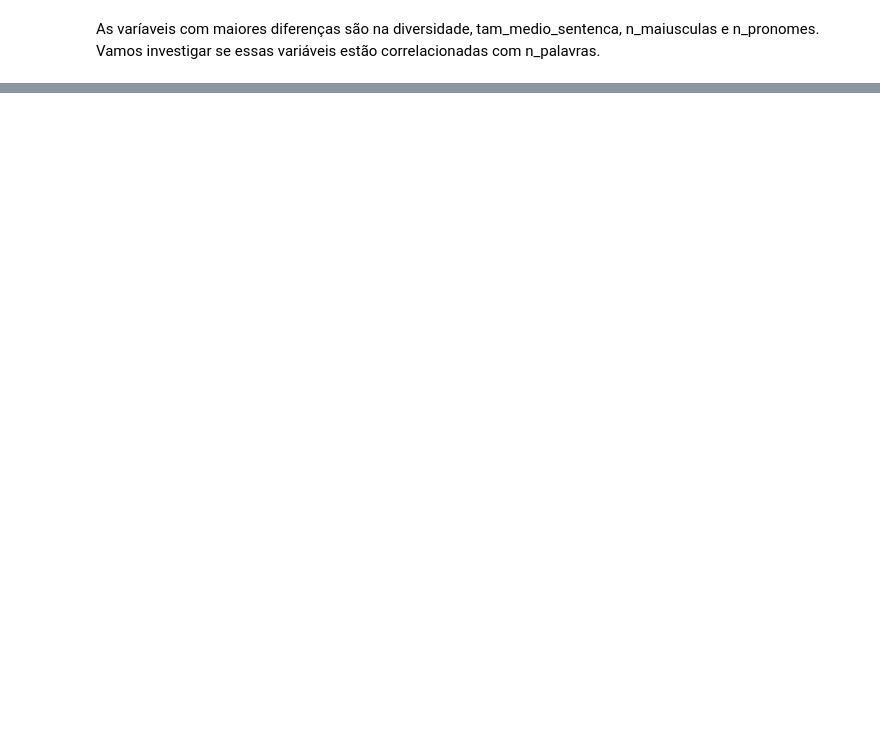
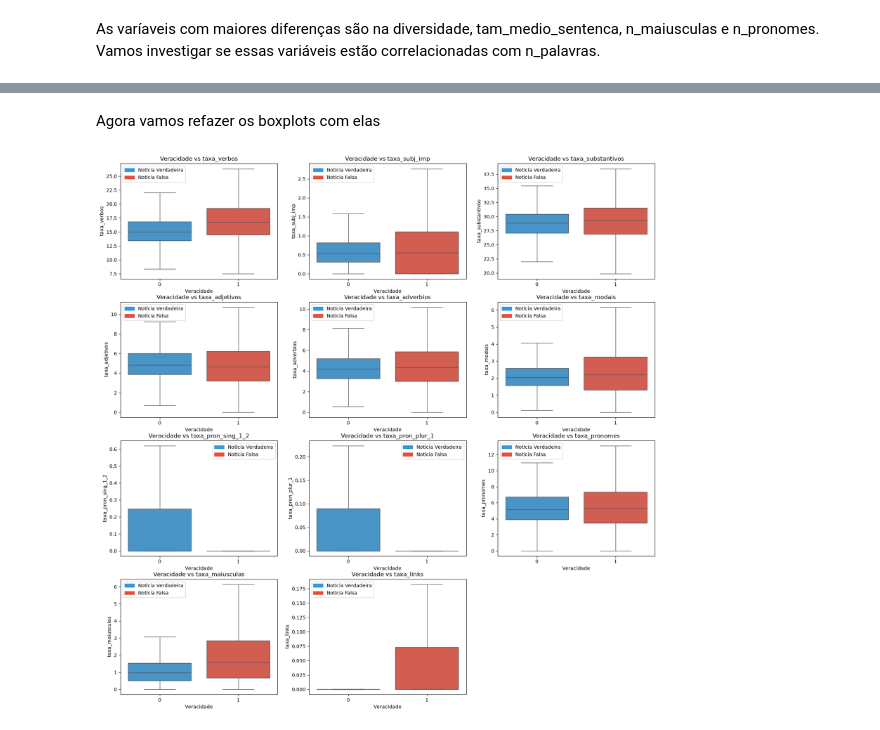
Before and after one commit to teto1034/fake-news-classifier, a Jupyter notebook: notebooks/02_analise_exploratoria_de_dados.ipynb, the cells around one changed output, grey strips where cells are left out. Saved outputs shown, nothing was run; the diff lists cells and outputs as text; code cells hidden in the pictures; blank space fills up the shorter version.

```diff
--- a/notebooks/02_analise_exploratoria_de_dados.ipynb
+++ b/notebooks/02_analise_exploratoria_de_dados.ipynb
@@ -124,0 +179,21 @@ plt.show()
+# %%
+contagens = ["n_verbos", "n_subj_imp", "n_substantivos", "n_adjetivos", "n_adverbios",
+             "n_modais", "n_pron_sing_1_2", "n_pron_plur_1", "n_pronomes",
+             "n_maiusculas", "n_links"]
+for c in contagens:
+    df[f"taxa_{c[2:]}"] = 100 * df[c] / df["n_palavras"]
+# %% [markdown]
+Agora vamos refazer os boxplots com elas
+# %%
+plt.figure(figsize=(20, 20))
+for i, column in enumerate(contagens):
+    plt.subplot(4,3,i + 1)
+    ax = sns.boxplot(data=df, x="rotulo", y=f'taxa_{column[2:]}', hue="rotulo", palette=palette, showfliers=False)
+    plt.title(f"Veracidade vs {f'taxa_{column[2:]}'}")
+    plt.xlabel("Veracidade")
+    plt.ylabel(f'taxa_{column[2:]}')
+    ax.legend(handles=custom_handles, frameon=True)
+
+plt.show()
+# %% [output]
+[figure, added]
```
Also changed, not shown: parts of 8 cells of this notebook.
